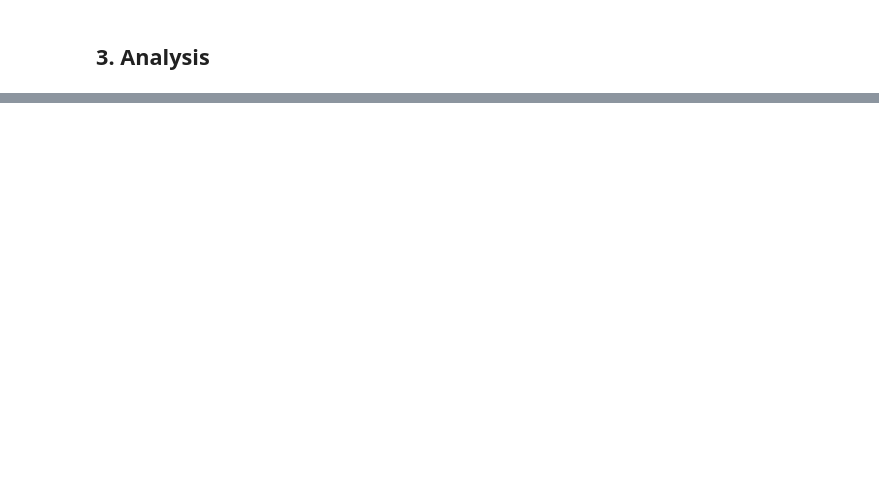
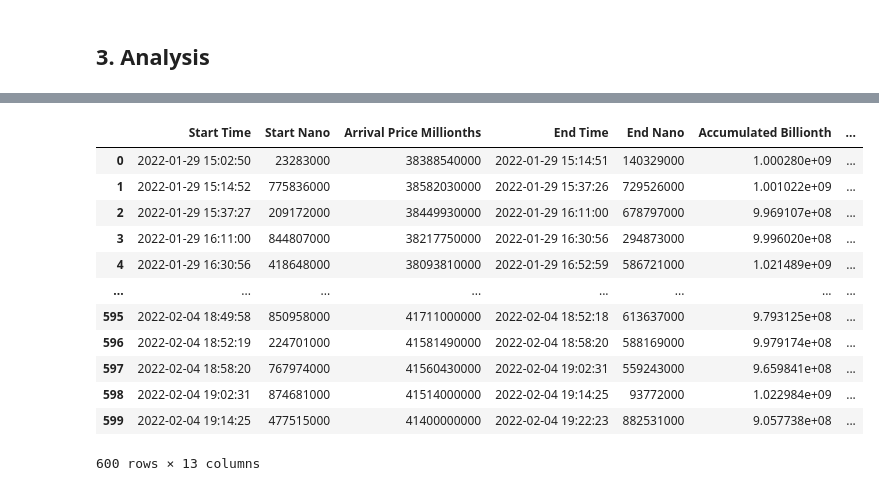
Before and after one commit to kwhyun97/FINM-33150-W23, a Jupyter notebook: Homework/Homework 4/Kiwan_Hyun_12125881_HW4.ipynb, the cells around one changed output, grey strips where cells are left out. Saved outputs shown, nothing was run; the diff lists cells and outputs as text; code cells hidden in the pictures; blank space fills up the shorter version.

```diff
--- a/Homework/Homework 4/Kiwan_Hyun_12125881_HW4.ipynb
+++ b/Homework/Homework 4/Kiwan_Hyun_12125881_HW4.ipynb
@@ -324,0 +526,16 @@ KeyboardInterrupt:
+# %%
+BTC_USD_2022_sells
+# %% [output]
+|  | Start Time | Start Nano | Arrival Price Millionths | End Time | End Nano | Accumulated Billionth | ... |
+| 0 | 2022-01-29 15:02:50 | 23283000 | 38388540000 | 2022-01-29 15:14:51 | 140329000 | 1.000280e+09 | ... |
+| 1 | 2022-01-29 15:14:52 | 775836000 | 38582030000 | 2022-01-29 15:37:26 | 729526000 | 1.001022e+09 | ... |
+| 2 | 2022-01-29 15:37:27 | 209172000 | 38449930000 | 2022-01-29 16:11:00 | 678797000 | 9.969107e+08 | ... |
+| 3 | 2022-01-29 16:11:00 | 844807000 | 38217750000 | 2022-01-29 16:30:56 | 294873000 | 9.996020e+08 | ... |
+| 4 | 2022-01-29 16:30:56 | 418648000 | 38093810000 | 2022-01-29 16:52:59 | 586721000 | 1.021489e+09 | ... |
+| ... | ... | ... | ... | ... | ... | ... | ... |
+| 595 | 2022-02-04 18:49:58 | 850958000 | 41711000000 | 2022-02-04 18:52:18 | 613637000 | 9.793125e+08 | ... |
+| 596 | 2022-02-04 18:52:19 | 224701000 | 41581490000 | 2022-02-04 18:58:20 | 588169000 | 9.979174e+08 | ... |
+| 597 | 2022-02-04 18:58:20 | 767974000 | 41560430000 | 2022-02-04 19:02:31 | 559243000 | 9.659841e+08 | ... |
+| 598 | 2022-02-04 19:02:31 | 874681000 | 41514000000 | 2022-02-04 19:14:25 | 93772000 | 1.022984e+09 | ... |
+| 599 | 2022-02-04 19:14:25 | 477515000 | 41400000000 | 2022-02-04 19:22:23 | 882531000 | 9.057738e+08 | ... |
+600 rows × 13 columns
```
Also changed, not shown: parts of 36 cells of this notebook.
